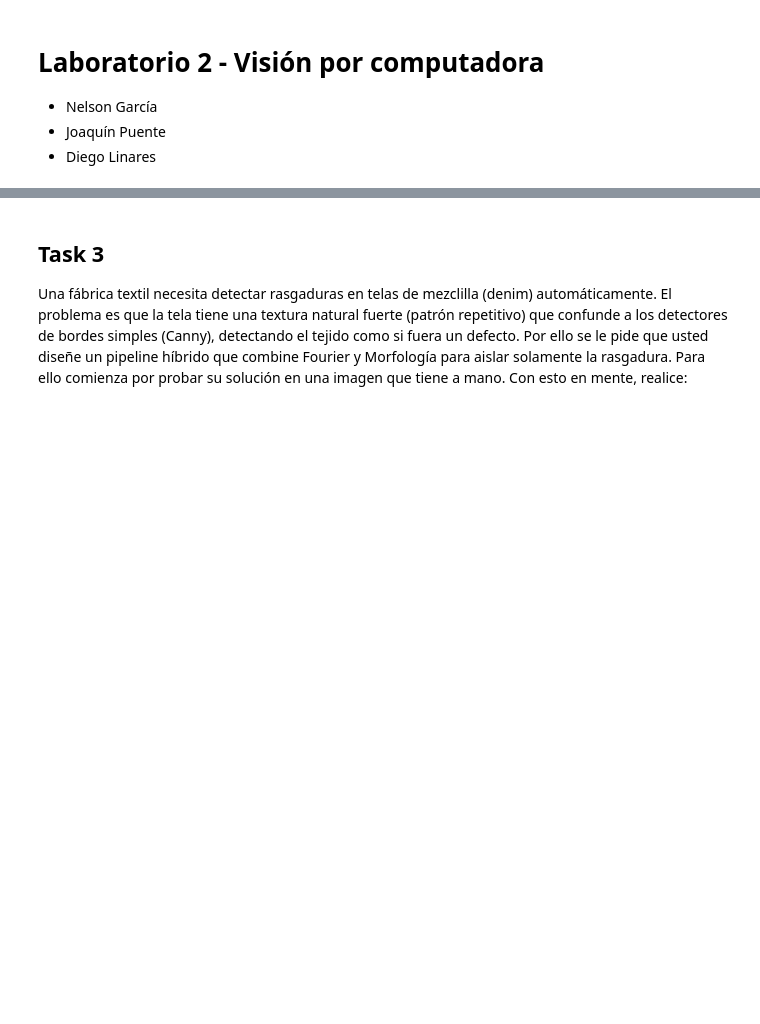
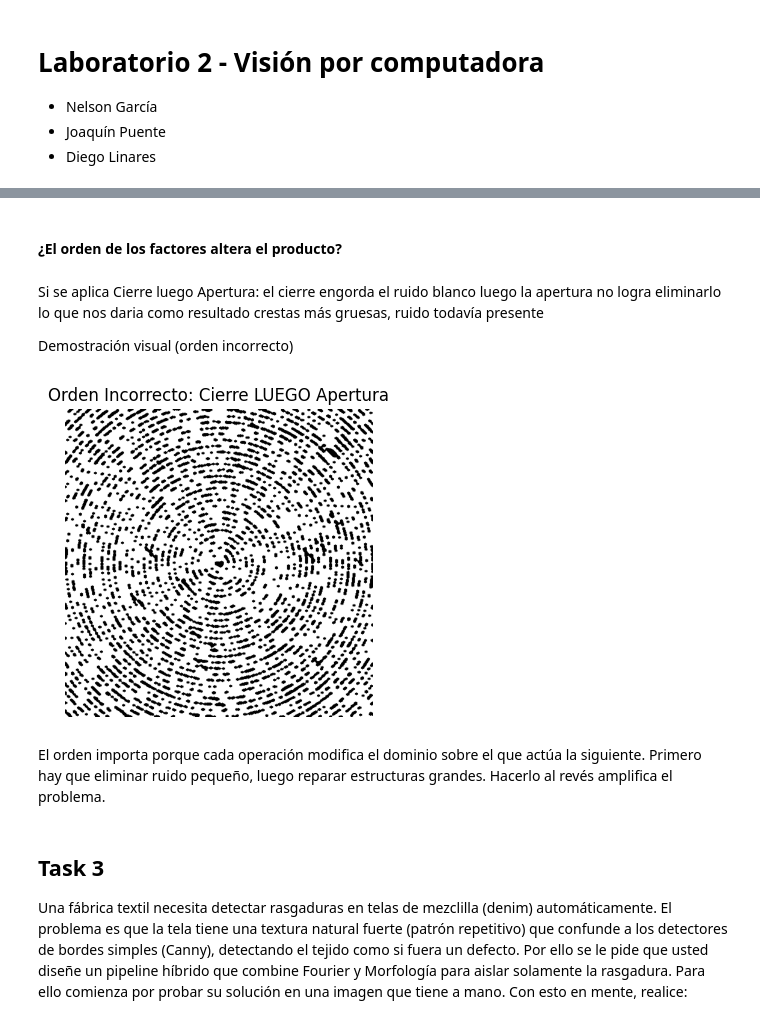
Before and after one commit to Its-Japo/VisionXComputadora, a Jupyter notebook: Lab_2/lab2.ipynb, the cells around one changed output, grey strips where cells are left out. Drawn from its saved outputs; the diff is of its cells as text; code cells hidden in the pictures; blank space fills up the shorter version.

```diff
--- a/Lab_2/lab2.ipynb
+++ b/Lab_2/lab2.ipynb
@@ -7,3 +55,24 @@
+# %% [markdown]
+#### ¿El orden de los factores altera el producto?
+# %% [markdown]
+Si se aplica Cierre luego Apertura: el cierre engorda el ruido blanco luego la apertura no logra eliminarlo lo que nos daria como resultado crestas más gruesas, ruido todavía presente
+
+Demostración visual (orden incorrecto)
+# %%
+# Orden inverso (incorrecto)
+img_close_first = cv2.morphologyEx(img_bin, cv2.MORPH_CLOSE, kernel_close)
+img_wrong = cv2.morphologyEx(img_close_first, cv2.MORPH_OPEN, kernel_open)
+
+plt.figure(figsize=(6,4))
+plt.imshow(img_wrong, cmap='gray')
+plt.title("Orden Incorrecto: Cierre LUEGO Apertura")
+plt.axis("off")
+plt.show()
+# %% [output]
+[figure, added]
+# %% [markdown]
+El orden importa porque cada operación modifica el dominio sobre el que actúa la siguiente.
+Primero hay que eliminar ruido pequeño, luego reparar estructuras grandes. Hacerlo al revés amplifica el problema.
 # %% [markdown]
 ## Task 3
 
```
Also changed, not shown: parts of 12 cells of this notebook.
